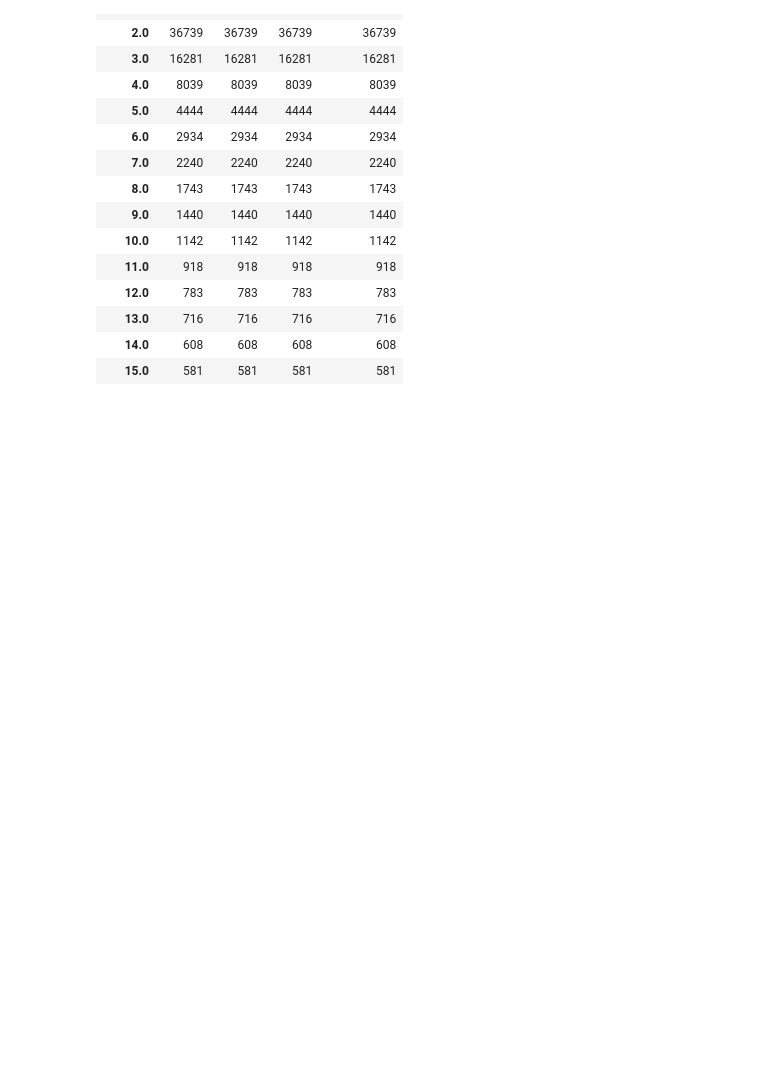
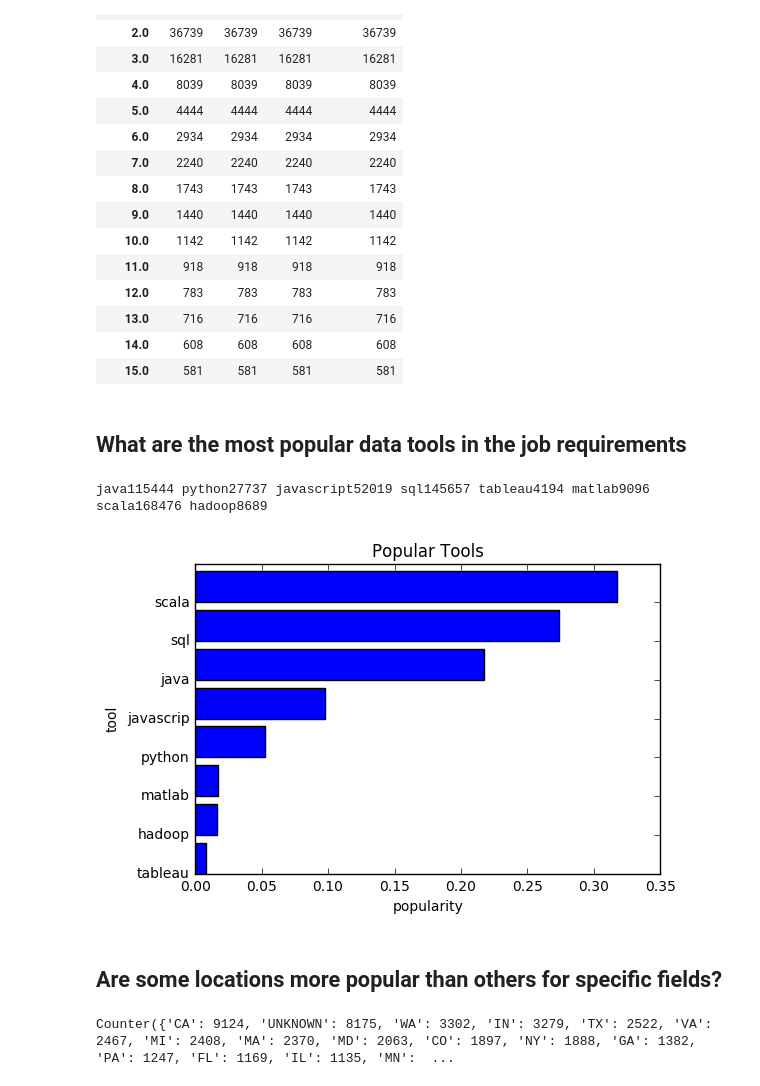
Before and after one commit to MSIA/vail, a Jupyter notebook: eda.ipynb, the cells around one changed output. Cells and saved outputs as stored; diff of their text form; code cells hidden in the pictures; blank space fills up the shorter version.

```diff
--- a/eda.ipynb
+++ b/eda.ipynb
@@ -11,12 +11,15 @@ import numpy as np
 from scipy import stats
 
 # Connect to database
-def connect(host, database):
-    connection = pg.connect('host={} dbname={}'.format(host, database))
-    return connection
+#def connect(host, database):
+#    connection = pg.connect('host={} dbname={}'.format(host, database))
+#    return connection
 
 # Specify connection host and database
-connection = connect('pg', 'jobs2018')
+#connection = connect('pg', 'jobs2018')
+
+conn_string="host='pg' dbname='jobs2018' user='yliu' password='coeditor laborious barbed figment enzyme'"
+connection = pg.connect(conn_string)
 # %% [markdown]
 ## Question 1: Is time_taken an useable field?
 # %%
@@ -360,3 +363,67 @@ lessthanthree.groupby(['newdate']).count().head(15)
 | 13.0 | 716 | 716 | 716 | 716 |
 | 14.0 | 608 | 608 | 608 | 608 |
 | 15.0 | 581 | 581 | 581 | 581 |
+# %% [markdown]
+## What are the most popular data tools in the job requirements
+# %%
+alldesc= psql.read_sql("SELECT description FROM jobposting;", connection)
+java,python,javascript,sql,tableau,matlab,scala,hadoop=[0 for i in range(8)]
+for i in alldesc['description']:
+    if i!=None:
+        desc = i.upper()
+        if 'JAVA' in desc:
+            java+=1
+        if 'PYTHON' in desc:
+            python+=1
+        if 'JAVASCRIPT' in desc:
+            javascript+=1
+        if 'SQL' in desc:
+            sql+=1
+        if 'TABLEAU' in desc:
+            tableau+=1
+        if 'MATLAB' in i.upper():
+            matlab+=1
+        if 'SCALA' in i.upper():
+            scala+=1
+        if 'HADOOP' in i.upper():
+            hadoop+=1
+print("java{} python{} javascript{} sql{} tableau{} matlab{} scala{} hadoop{}".
+      format(java,python,javascript,sql,tableau,matlab,scala,hadoop))
+types = {"java":java,"python":python,"javascrip":javascript,"sql":sql,"tableau":tableau,"matlab":matlab,"scala":scala,"hadoop":hadoop}
+top_types = sorted(types,key=types.__getitem__,reverse = True)
+top_occur = [types[top_types[i]]/float(sum(types.values())) for i in range(len(types))]
+plt.barh(range(1,9),list(reversed(top_occur)))
+plt.yticks(range(1,9), list(reversed(top_types)))
+plt.title('Popular Tools')
+plt.xlabel('popularity')
+plt.ylabel('tool')
+plt.show()
+# %% [output]
+java115444 python27737 javascript52019 sql145657 tableau4194 matlab9096 scala168476 hadoop8689
+[figure, added]
+# %% [markdown]
+## Are some locations more popular than others for specific fields?
+# %%
+import collections
+loc=psql.read_sql("SELECT loc FROM jobposting;", connection)
+states = ["AL", "AK", "AZ", "AR", "CA", "CO", "CT", "DC", "DE", "FL", "GA",
+          "HI", "ID", "IL", "IN", "IA", "KS", "KY", "LA", "ME", "MD",
+          "MA", "MI", "MN", "MS", "MO", "MT", "NE", "NV", "NH", "NJ",
+          "NM", "NY", "NC", "ND", "OH", "OK", "OR", "PA", "RI", "SC",
+          "SD", "TN", "TX", "UT", "VT", "VA", "WA", "WV", "WI", "WY"]
+def extract_state(location):
+     global states
+     if location==None:
+          return(location)
+     else:
+          match = next((s for s in states if s in location), False)
+          if match:
+               return(match)
+          else:
+               return('UNKNOWN')
+software_loc=psql.read_sql("SELECT loc FROM jobposting WHERE software=TRUE;", connection)
+software_state = [extract_state(l) for l in software_loc['loc']]
+software_counts =collections.Counter(software_state)
+print(software_counts)
+# %% [output]
+Counter({'CA': 9124, 'UNKNOWN': 8175, 'WA': 3302, 'IN': 3279, 'TX': 2522, 'VA': 2467, 'MI': 2408, 'MA': 2370, 'MD': 2063, 'CO': 1897, 'NY': 1888, 'GA': 1382, 'PA': 1247, 'FL': 1169, 'IL': 1135, 'MN':  ...
```
Also changed, not shown: parts of 1 cell of this notebook.
